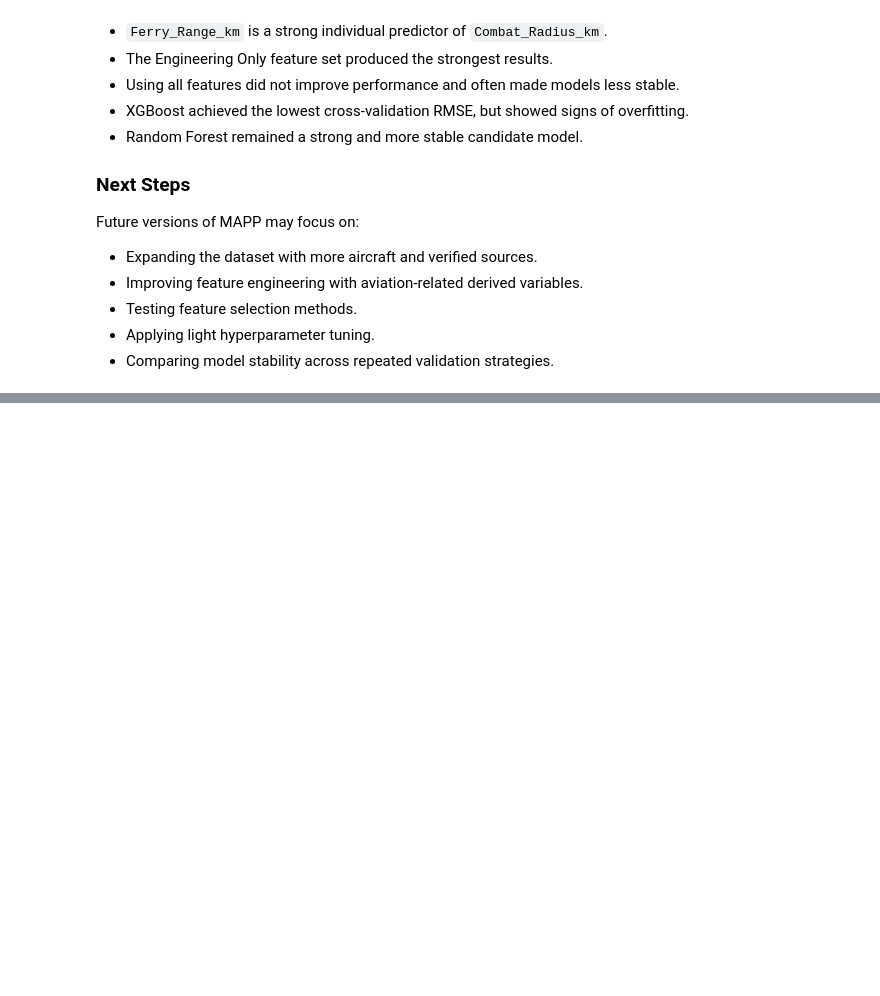
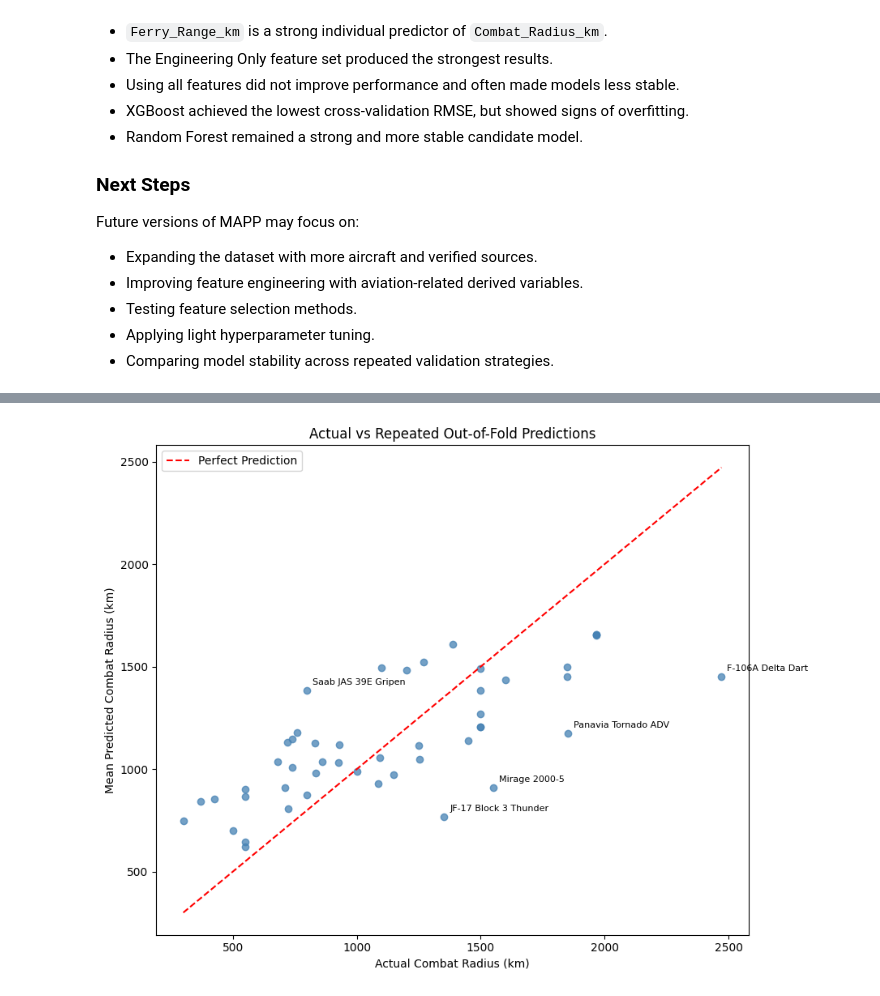
Before and after one commit to matheussari/MAPP, a Jupyter notebook: military_aircraft_performance_prediction.ipynb, the cells around one changed output, grey strips where cells are left out. Saved outputs shown, nothing was run; the diff lists cells and outputs as text; code cells hidden in the pictures; blank space fills up the shorter version.

```diff
--- a/military_aircraft_performance_prediction.ipynb
+++ b/military_aircraft_performance_prediction.ipynb
@@ -1414,0 +2435,18 @@ Future versions of MAPP may focus on:
+# %%
+# XGBoost Randomized Search
+xgb_search_v12 = RandomizedSearchCV(
+    estimator=xgb_tuning_pipeline_v12,
+    param_distributions=xgb_param_distributions_12,
+    n_iter=20,
+    scoring='neg_root_mean_squared_error',
+    cv=tuning_cv_v12,
+    random_state=random_state_v12,
+    n_jobs=1,
+    refit=True,
+    return_train_score=True
+)
+
+xgb_search_v12.fit(
+    X_v12[engineering_derived_features_v12],
+    y_v12
+)
@@ -1414,0 +2914,57 @@ Future versions of MAPP may focus on:
+# %%
+# Actual vs Predicted Combat Radius
+
+minimum_value_v12 = min(
+    aircraft_error_analysis_v12['Actual'].min(),
+    aircraft_error_analysis_v12['Predicted_Mean'].min()
+)
+
+maximum_value_v12 = max(
+    aircraft_error_analysis_v12['Actual'].max(),
+    aircraft_error_analysis_v12['Predicted_Mean'].max()
+)
+
+plt.figure(figsize=(9, 7))
+
+plt.scatter(
+    aircraft_error_analysis_v12['Actual'],
+    aircraft_error_analysis_v12['Predicted_Mean'],
+    alpha=0.75,
+    color='steelblue'
+)
+
+# Perfect prediction reference line
+plt.plot(
+    [minimum_value_v12, maximum_value_v12],
+    [minimum_value_v12, maximum_value_v12],
+    linestyle='--',
+    color='red',
+    label='Perfect Prediction'
+)
+
+# Label the five aircraft with the largest errors
+for _, aircraft_row_v12 in (
+    aircraft_error_analysis_v12.head(5).iterrows()
+):
+    plt.annotate(
+        aircraft_row_v12['Aircraft'],
+        (
+            aircraft_row_v12['Actual'],
+            aircraft_row_v12['Predicted_Mean']
+        ),
+        xytext=(5, 5),
+        textcoords='offset points',
+        fontsize=8
+    )
+
+plt.title(
+    'Actual vs Repeated Out-of-Fold Predictions'
+)
+
+plt.xlabel('Actual Combat Radius (km)')
+plt.ylabel('Mean Predicted Combat Radius (km)')
+plt.legend()
+plt.tight_layout()
+plt.show()
+# %% [output]
+[figure, added]
```
Also changed, not shown: parts of 68 cells of this notebook.
